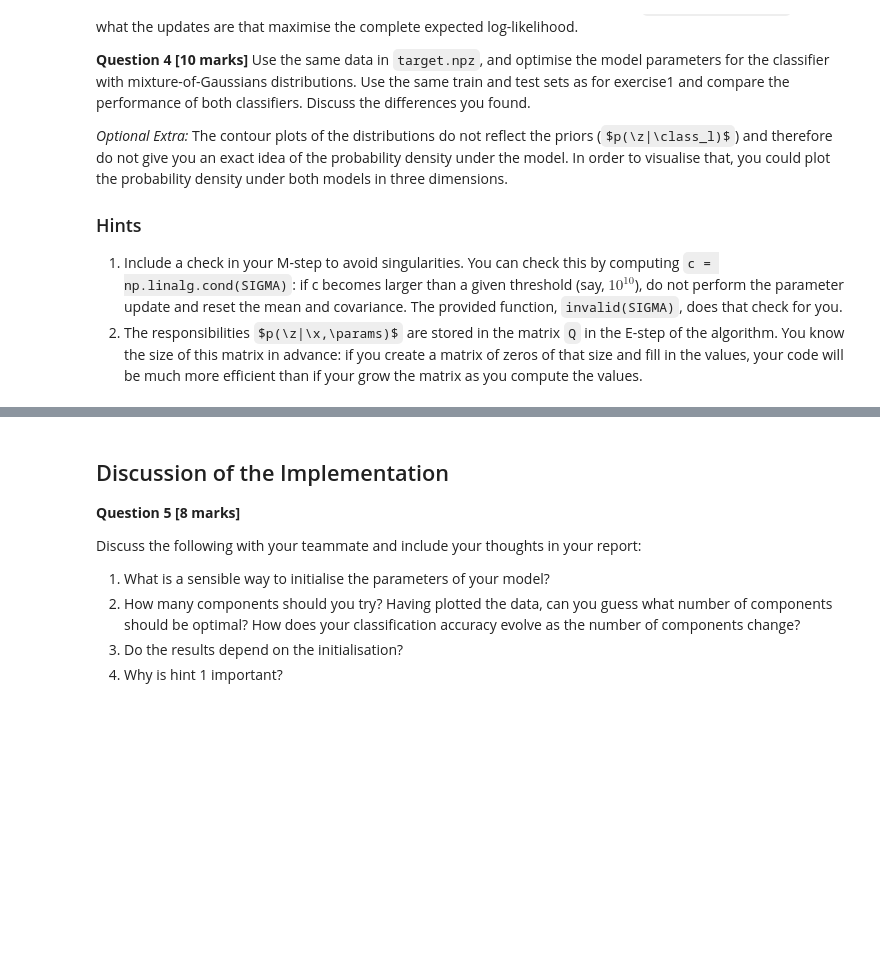
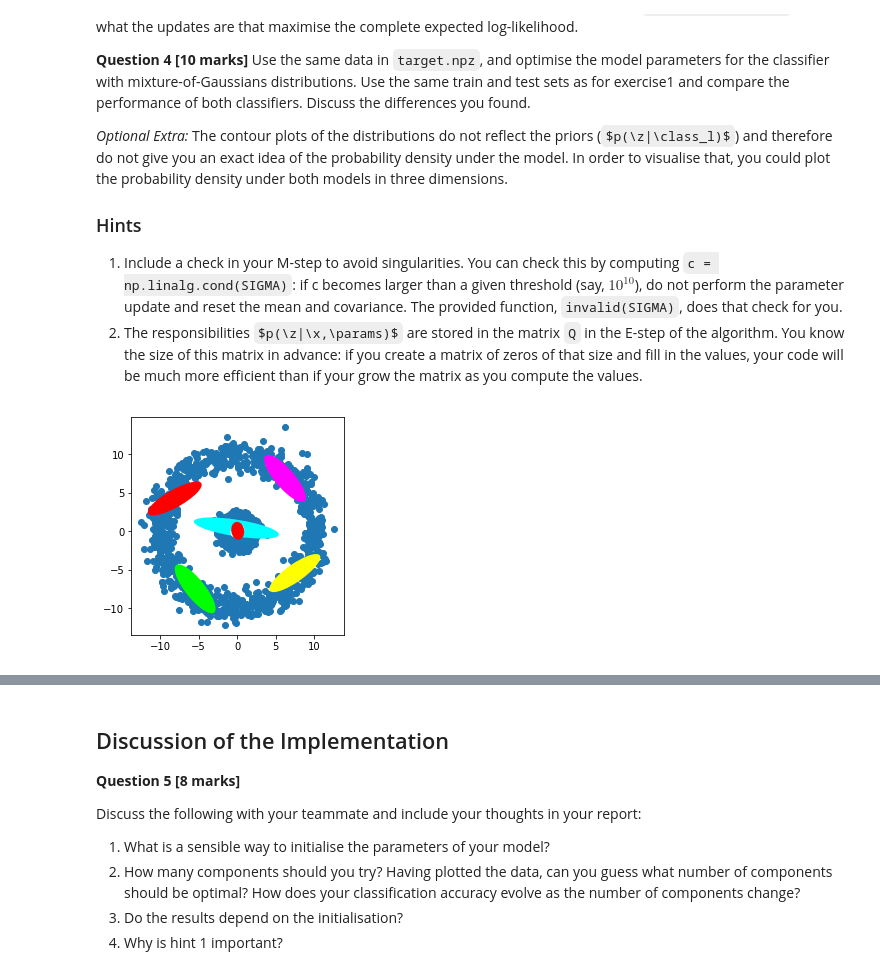
Before and after one commit to pLOPeGG/Advanced-Machine-Learning, a Jupyter notebook: LAB_2/Lab+2+-+Expectation+maximisation+2018+-+Handout.ipynb, the cells around one changed output, grey strips where cells are left out. Saved outputs shown, nothing was run; the diff lists cells and outputs as text; code cells hidden in the pictures; some formulas as TeX source; blank space fills up the shorter version.

```diff
--- a/LAB_2/Lab+2+-+Expectation+maximisation+2018+-+Handout.ipynb
+++ b/LAB_2/Lab+2+-+Expectation+maximisation+2018+-+Handout.ipynb
@@ -207,6 +207,8 @@ colours = [
     [1,1,1],
 ]
 
+del MoG
+
 class MoG:
     def __init__(self,data,nMix=2):
         self.pi = np.ones(nMix) / nMix
@@ -218,7 +220,7 @@ class MoG:
         for i in range(nMix):
             self.lik.append(Gauss(mu + 5*np.random.randn(nDim),10*np.eye(nDim)))
 
-    def em(self,maxIter=1000,minInc=1e-1):
+    def em(self,maxIter=100,minInc=1e0):
         llhist = np.zeros(maxIter)
         for iteration in range(maxIter):
             resp, ll = self.expectation()
@@ -318,14 +320,15 @@ class MoG:
     def likelihood(self,data):
         """Compute the marginal likelihood of the data given the mixture model, p(x|\theta), for
         all elements in `data`"""
+        #print(data)
         p = np.zeros(data.shape[0])
         for m in range(self.nMix):
             p += self.pi[m] * self.lik[m].prob(data)# normPDF(data,self.mu[m],self.sigma[m])
         return p
 
 
-mog = MoG(B,15)
-llhist = mog.em()
+#mog = MoG(B,15)
+#llhist = mog.em()
 
-plt.figure()
-plt.plot(llhist)
+#plt.figure()
+#plt.plot(llhist)
@@ -388,0 +377,6 @@ llhist = mog.em()
+# %%
+print('Computing A')
+mog_A = MoG(A,7)
+llhist_A = mog_A.em()
+# %% [output]
+[figure, added]
```
Also changed, not shown: parts of 8 cells of this notebook.
